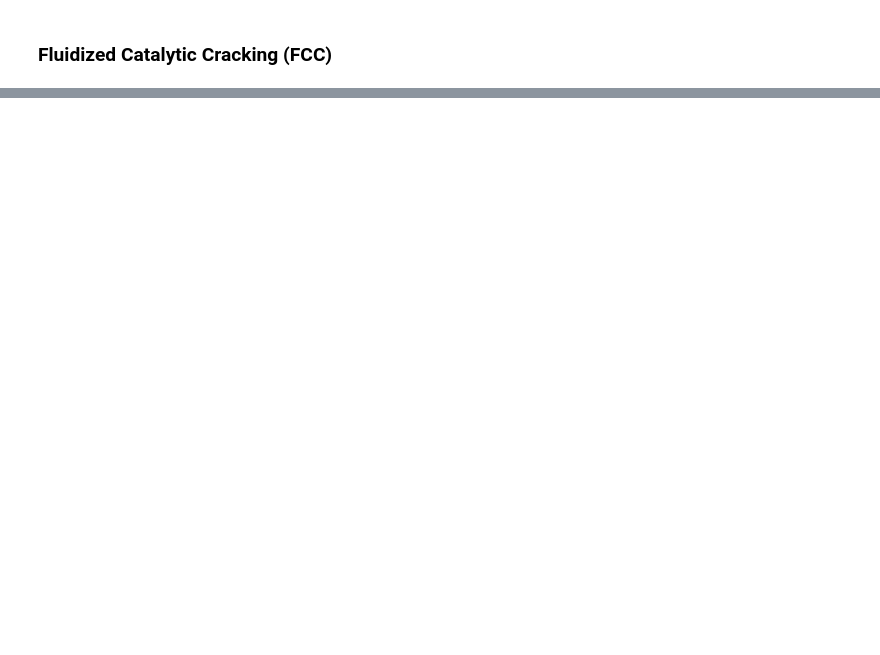
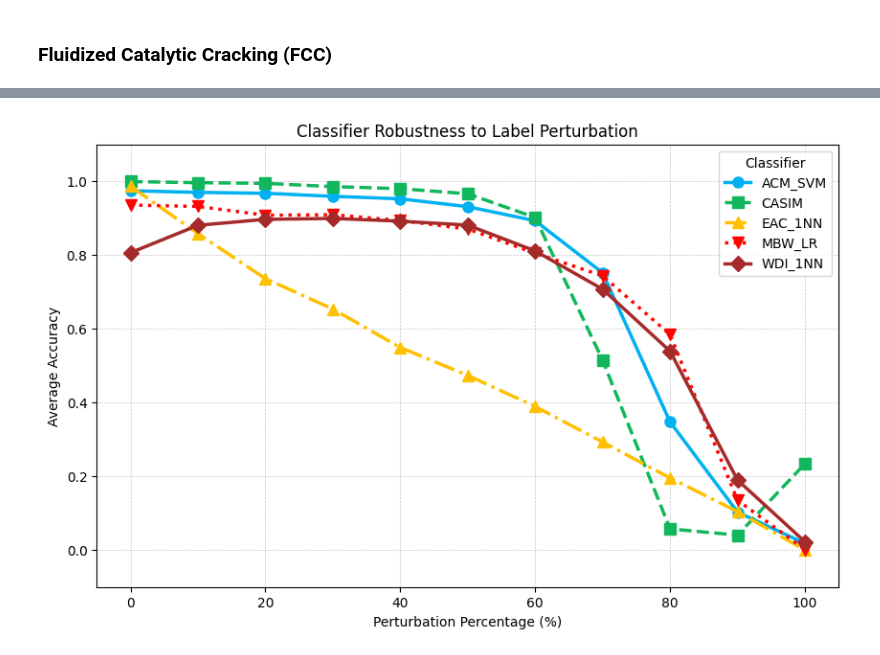
Before and after one commit to GianMan89/Alarm_Flood_Classification_Label_Noise, a Jupyter notebook: notebook.ipynb, the cells around one changed output, grey strips where cells are left out. Drawn from its saved outputs; the diff is of its cells as text; code cells hidden in the pictures; blank space fills up the shorter version.

```diff
--- a/notebook.ipynb
+++ b/notebook.ipynb
@@ -359,0 +484,4 @@ X, y = load_dataset_from_folder("data/fcc", MAX_DATA_LENGTH)
+# %%
+plot_robustness_results(CLASSIFIERS, SAVE_DIR_FCC, save_filename='fcc_robustness_plot.svg')
+# %% [output]
+[figure, added]
```
Also changed, not shown: parts of 9 cells of this notebook.
